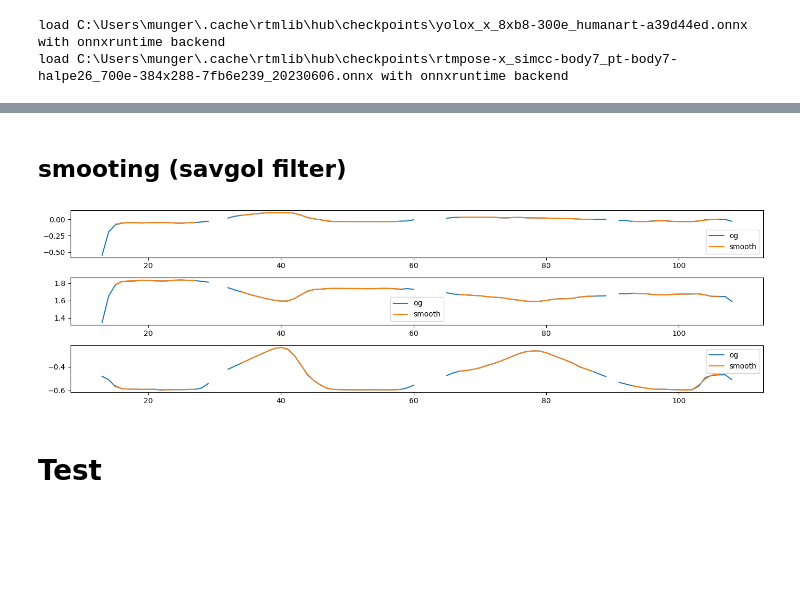
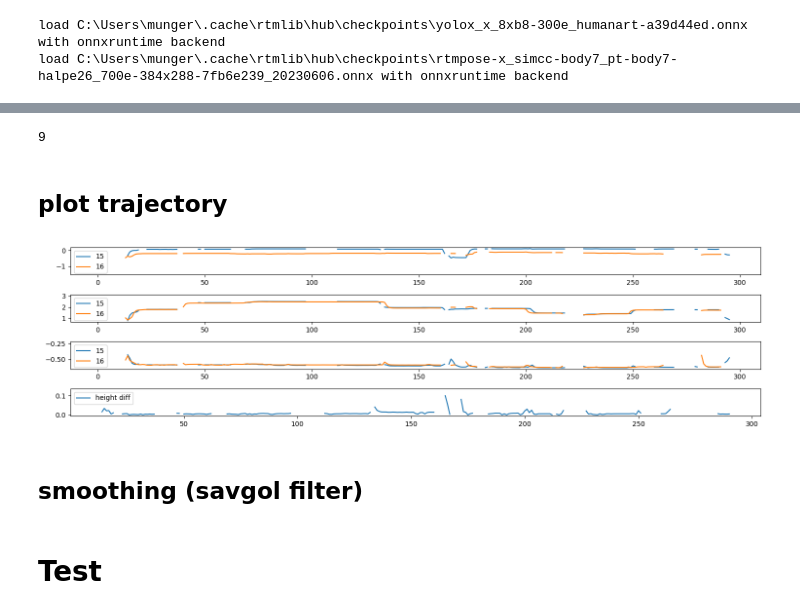
Before and after one commit to MateUnger/PullTest, a Jupyter notebook: test_nb.ipynb, the cells around one changed output, grey strips where cells are left out. Saved outputs shown, nothing was run; the diff lists cells and outputs as text; code cells hidden in the pictures; blank space fills up the shorter version.

```diff
--- a/test_nb.ipynb
+++ b/test_nb.ipynb
@@ -181,4 +234,34 @@ print(a[3])
+# %%
+a = np.array([1,2,3,np.nan,4,5,6,7,8,9])
+
+for kpt in pose_sequence
+np.count_nonzero(~np.isnan(a))
+# %% [output]
+9
+# %% [markdown]
+## plot trajectory
+# %%
+import matplotlib.pyplot as plt
+kpt_idx = 15
+
+fig, axs = plt.subplots(4,1,figsize=(15,4))
+axs[0].plot(pose_sequence[kpt_idx,1,:], label=f"{kpt_idx}") # x     (horizontal 1)
+axs[1].plot(pose_sequence[kpt_idx,2,:], label=f"{kpt_idx}") # depth (horizontal 2)
+axs[2].plot(pose_sequence[kpt_idx,3,:], label=f"{kpt_idx}") # y     (vertical)
+
+axs[0].plot(pose_sequence[kpt_idx+1,1,:], label=f"{kpt_idx+1}") # x     (horizontal 1)
+axs[1].plot(pose_sequence[kpt_idx+1,2,:], label=f"{kpt_idx+1}") # depth (horizontal 2)
+axs[2].plot(pose_sequence[kpt_idx+1,3,:], label=f"{kpt_idx+1}") # y     (vertical)
+
+axs[3].plot(height_diff, label="height diff")
+
+for ax in axs:
+    ax.legend()
+
+plt.tight_layout()
+# %% [output]
+[figure, added]
 # %% [markdown]
-## smooting (savgol filter)
+## smoothing (savgol filter)
 # %%
 from scipy.signal import savgol_filter, find_peaks
@@ -198,22 +281,20 @@ for kpt_idx in range(pose_sequence.shape[0]):
                 mode="nearest",
             )
 # %%
-kpt_idx_vis = 15
+kpt_idx = 20
 
 fig, axs = plt.subplots(3,1,figsize=(14,4))
-axs[0].plot(pose_sequence[kpt_idx_vis,1,:], label='og')
-axs[1].plot(pose_sequence[kpt_idx_vis,2,:], label='og')
-axs[2].plot(pose_sequence[kpt_idx_vis,3,:], label='og')
+axs[0].plot(pose_sequence[kpt_idx,1,:], label='og') # x     (horizontal 1)
+axs[1].plot(pose_sequence[kpt_idx,2,:], label='og') # depth (horizontal 2)
+axs[2].plot(pose_sequence[kpt_idx,3,:], label='og') # y     (vertical)
 
-axs[0].plot(smoothed_sequence[kpt_idx_vis,1,:],label='smooth')
-axs[1].plot(smoothed_sequence[kpt_idx_vis,2,:],label='smooth')
-axs[2].plot(smoothed_sequence[kpt_idx_vis,3,:],label='smooth')
+axs[0].plot(smoothed_sequence[kpt_idx,1,:],label='smooth')
+axs[1].plot(smoothed_sequence[kpt_idx,2,:],label='smooth')
+axs[2].plot(smoothed_sequence[kpt_idx,3,:],label='smooth')
 
 for ax in axs:
     ax.legend()
 plt.tight_layout()
-# %% [output]
-[figure, removed]
 # %%
 if pose_sequence[:,:-2,:].shape[1] < 4:
     padding = np.full(
```
Also changed, not shown: parts of 8 cells of this notebook, 1 other file.
